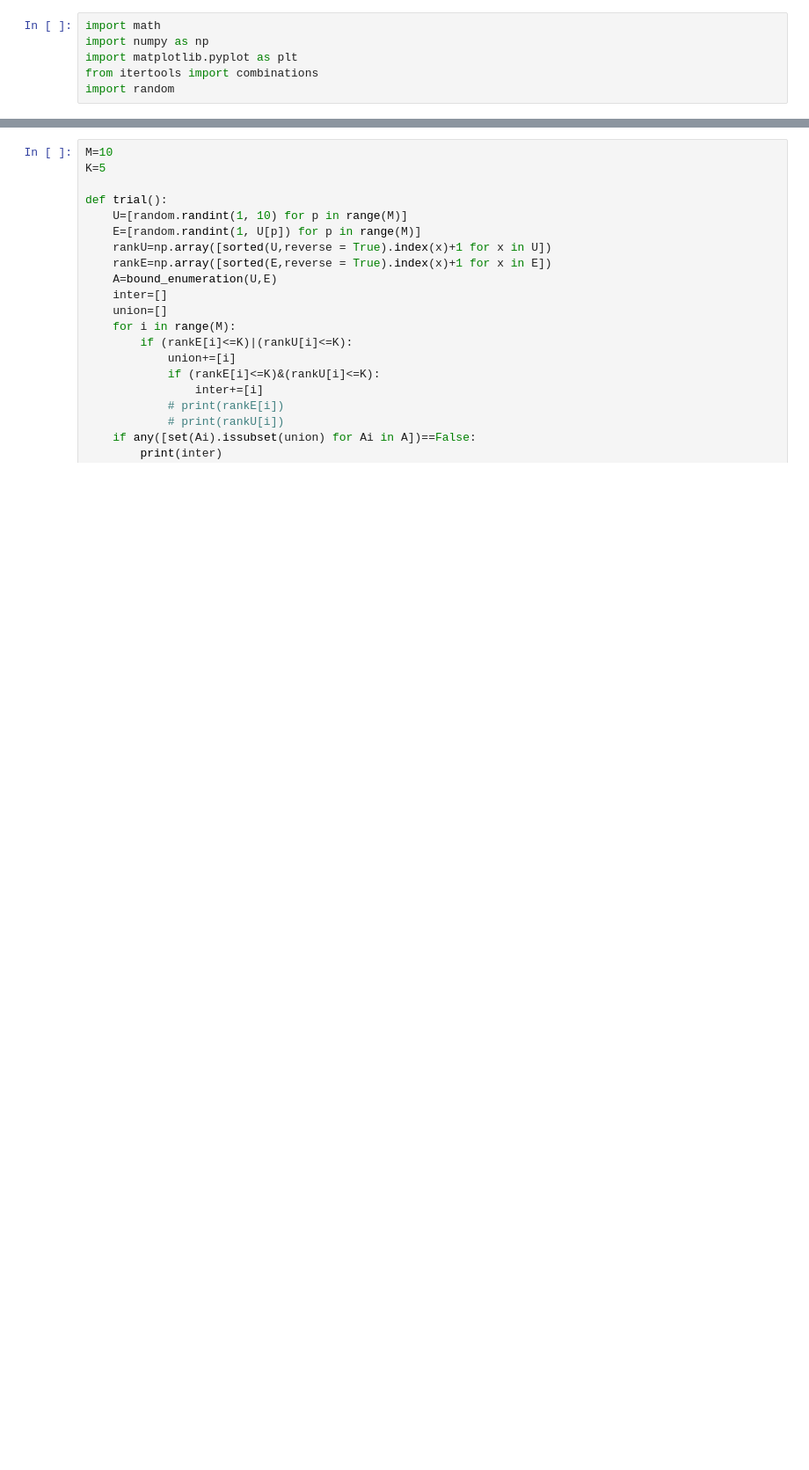
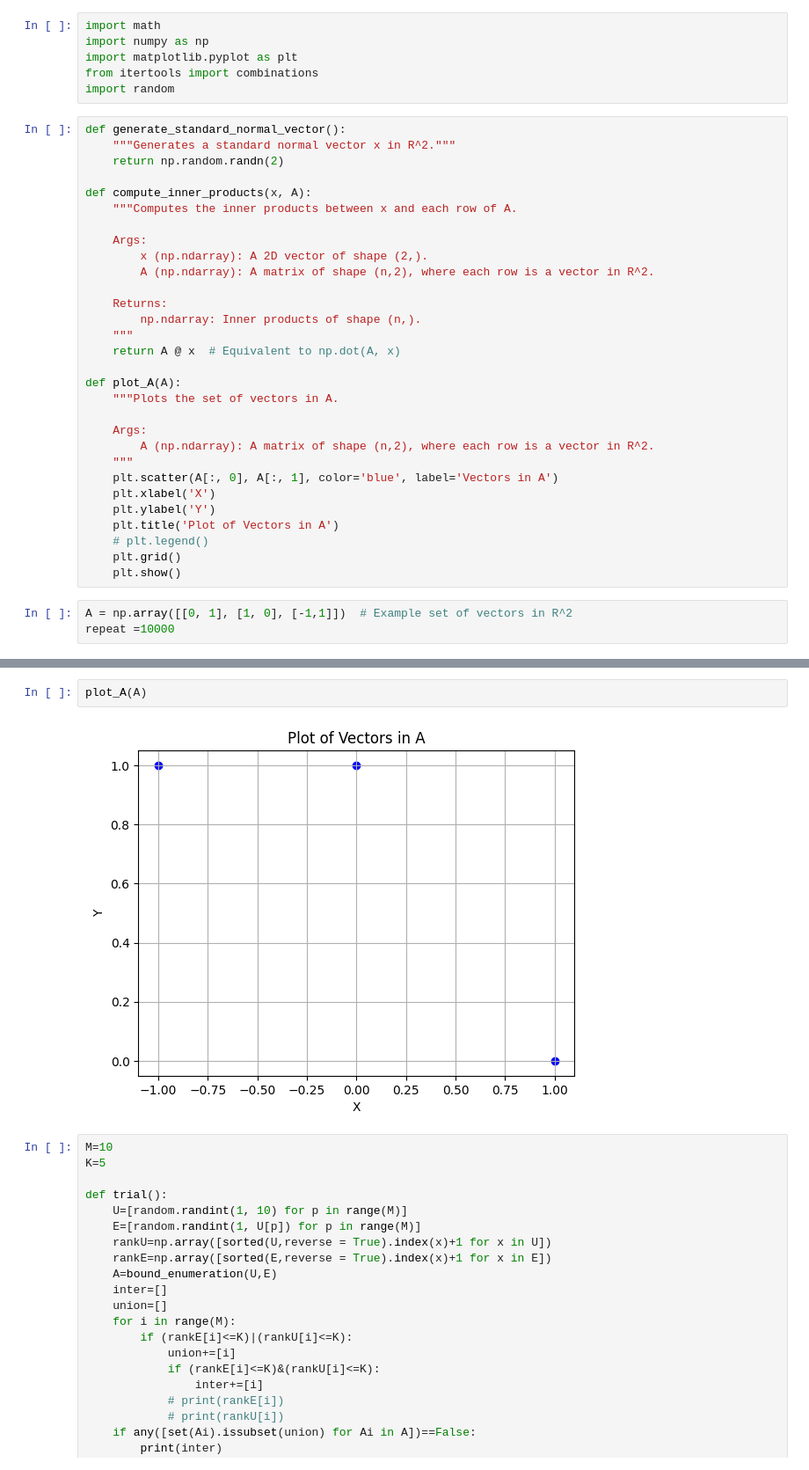
Before and after one commit to Quan-Zhou/MAB, a Jupyter notebook: minimizeJA.ipynb, the cells around one changed output, grey strips where cells are left out. Shown at 88% size. Cells and saved outputs as stored; diff of their text form; blank space fills up the shorter version.

```diff
--- a/minimizeJA.ipynb
+++ b/minimizeJA.ipynb
@@ -4,3 +4,36 @@ import numpy as np
 import matplotlib.pyplot as plt
 from itertools import combinations
 import random
+# %%
+def generate_standard_normal_vector():
+    """Generates a standard normal vector x in R^2."""
+    return np.random.randn(2)
+
+def compute_inner_products(x, A):
+    """Computes the inner products between x and each row of A.
+
+    Args:
+        x (np.ndarray): A 2D vector of shape (2,).
+        A (np.ndarray): A matrix of shape (n,2), where each row is a vector in R^2.
+
+    Returns:
+        np.ndarray: Inner products of shape (n,).
+    """
+    return A @ x  # Equivalent to np.dot(A, x)
+
+def plot_A(A):
+    """Plots the set of vectors in A.
+
+    Args:
+        A (np.ndarray): A matrix of shape (n,2), where each row is a vector in R^2.
+    """
+    plt.scatter(A[:, 0], A[:, 1], color='blue', label='Vectors in A')
+    plt.xlabel('X')
+    plt.ylabel('Y')
+    plt.title('Plot of Vectors in A')
+    # plt.legend()
+    plt.grid()
+    plt.show()
+# %%
+A = np.array([[0, 1], [1, 0], [-1,1]])  # Example set of vectors in R^2
+repeat =10000
@@ -7,3 +50,7 @@ import random
+# %%
+plot_A(A)
+# %% [output]
+[figure, added]
 # %%
 M=10
 K=5
```
Also changed, not shown: parts of 1 cell of this notebook, 6 other files.
